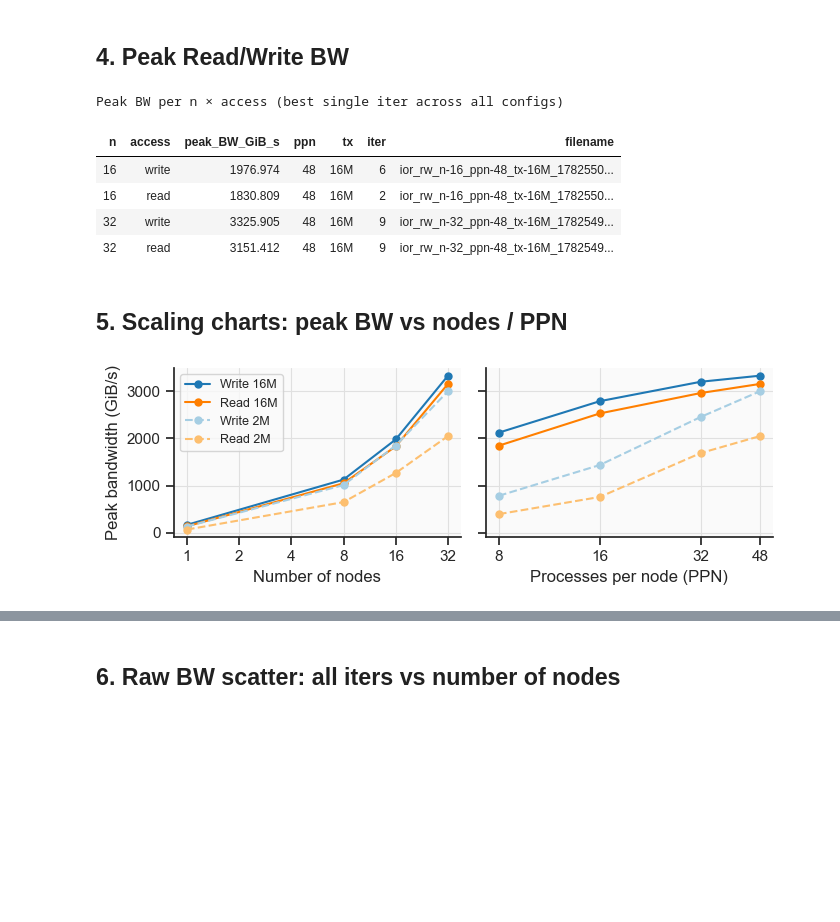
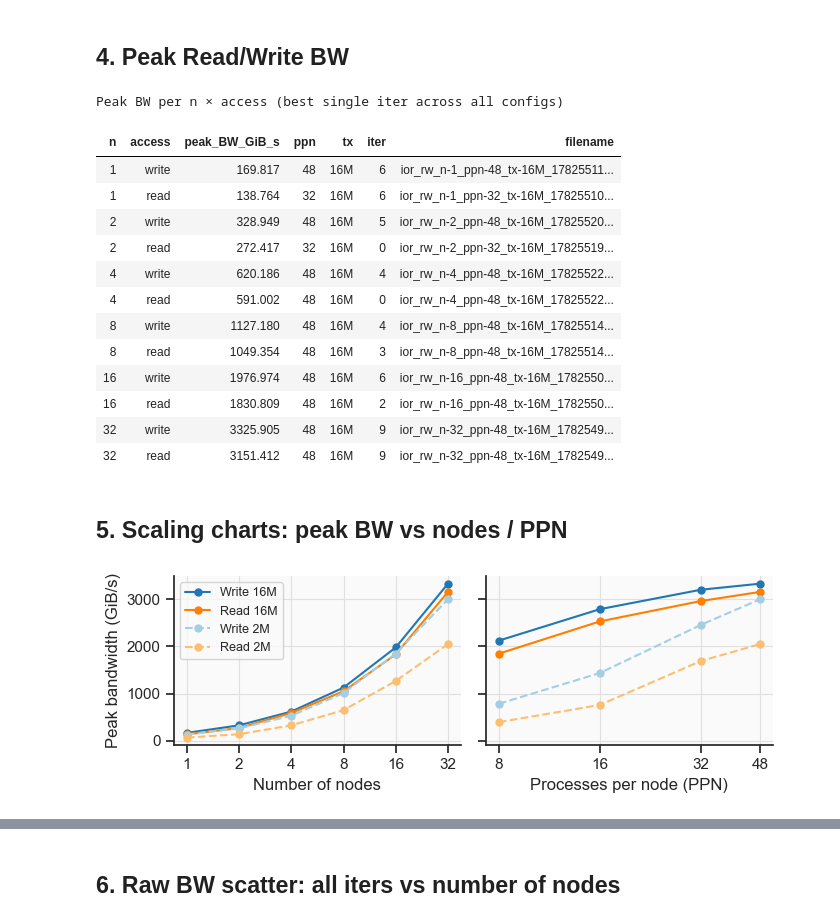
Before and after one commit to cissieAB/pdsw26_daos-bench, a Jupyter notebook: results/aurora/ior/ior-rw/ior_rw_analysis.ipynb, the cells around one changed output, grey strips where cells are left out. Drawn from its saved outputs; the diff is of its cells as text; code cells hidden in the pictures; blank space fills up the shorter version.

```diff
--- a/results/aurora/ior/ior-rw/ior_rw_analysis.ipynb
+++ b/results/aurora/ior/ior-rw/ior_rw_analysis.ipynb
@@ -176,31 +176,39 @@ for access_type in ["write", "read"]:
 ## 4. Peak Read/Write BW
 # %%
 peak_rows = []
-for n_val in [16, 32]:
+for n_val in [1, 2, 4, 8, 16, 32]:
     for access_type in ["write", "read"]:
         sub = combined[(combined["n"] == n_val) & (combined["access"] == access_type)]
         idx = sub["bw_GiB_s"].idxmax()
         row = sub.loc[idx]
         peak_rows.append({
             "n":          n_val,
             "access":     access_type,
             "peak_BW_GiB_s": row["bw_GiB_s"],
             "ppn":        int(row["ppn"]),
             "tx":         row["tx"],
             "iter":       int(row["iter"]),
             "filename":   row["filename"],
         })
 
 peak_df = pd.DataFrame(peak_rows)
 display(
     peak_df.style
     .format({"peak_BW_GiB_s": "{:.3f}"})
     .set_caption("Peak BW per n × access (best single iter across all configs)")
     .hide(axis="index")
 )
 # %% [output]
 Peak BW per n × access (best single iter across all configs)
 | n | access | peak_BW_GiB_s | ppn | tx | iter | filename |
+| 1 | write | 169.817 | 48 | 16M | 6 | ior_rw_n-1_ppn-48_tx-16M_17825511... |
+| 1 | read | 138.764 | 32 | 16M | 6 | ior_rw_n-1_ppn-32_tx-16M_17825510... |
+| 2 | write | 328.949 | 48 | 16M | 5 | ior_rw_n-2_ppn-48_tx-16M_17825520... |
+| 2 | read | 272.417 | 32 | 16M | 0 | ior_rw_n-2_ppn-32_tx-16M_17825519... |
+| 4 | write | 620.186 | 48 | 16M | 4 | ior_rw_n-4_ppn-48_tx-16M_17825522... |
+| 4 | read | 591.002 | 48 | 16M | 0 | ior_rw_n-4_ppn-48_tx-16M_17825522... |
+| 8 | write | 1127.180 | 48 | 16M | 4 | ior_rw_n-8_ppn-48_tx-16M_17825514... |
+| 8 | read | 1049.354 | 48 | 16M | 3 | ior_rw_n-8_ppn-48_tx-16M_17825514... |
 | 16 | write | 1976.974 | 48 | 16M | 6 | ior_rw_n-16_ppn-48_tx-16M_1782550... |
 | 16 | read | 1830.809 | 48 | 16M | 2 | ior_rw_n-16_ppn-48_tx-16M_1782550... |
 | 32 | write | 3325.905 | 48 | 16M | 9 | ior_rw_n-32_ppn-48_tx-16M_1782549... |
@@ -274,4 +282,4 @@ ax_ppn.xaxis.set_minor_locator(mpl.ticker.NullLocator())
 fig.tight_layout()
 plt.show()
 # %% [output]
-[figure, old version]
+[figure, new version]
```
Also changed, not shown: parts of 7 cells of this notebook, 2 other files.
